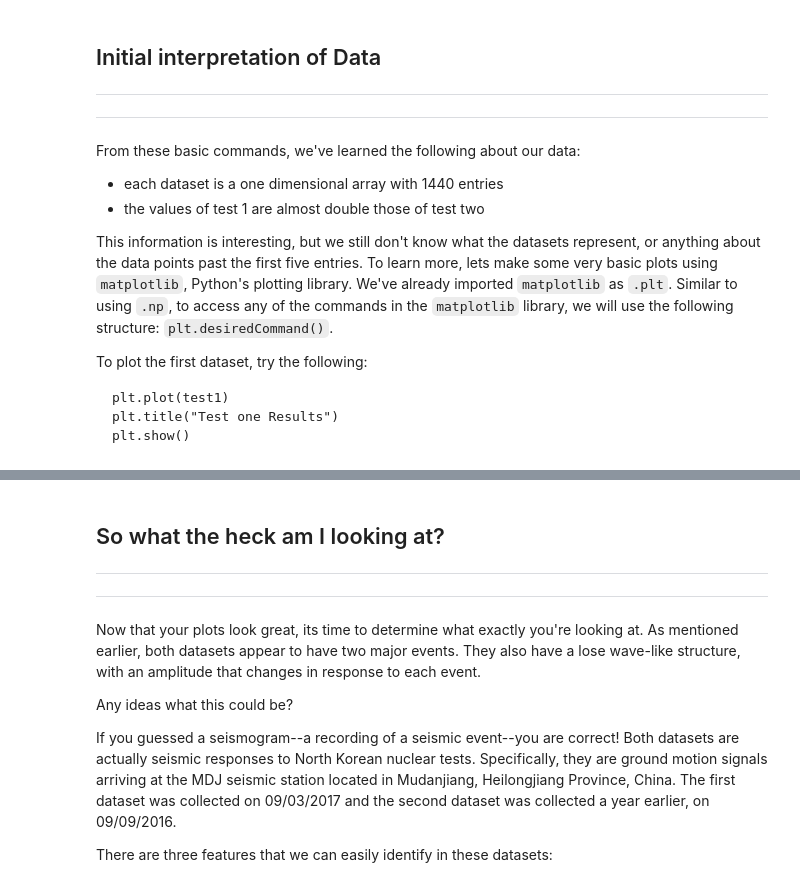
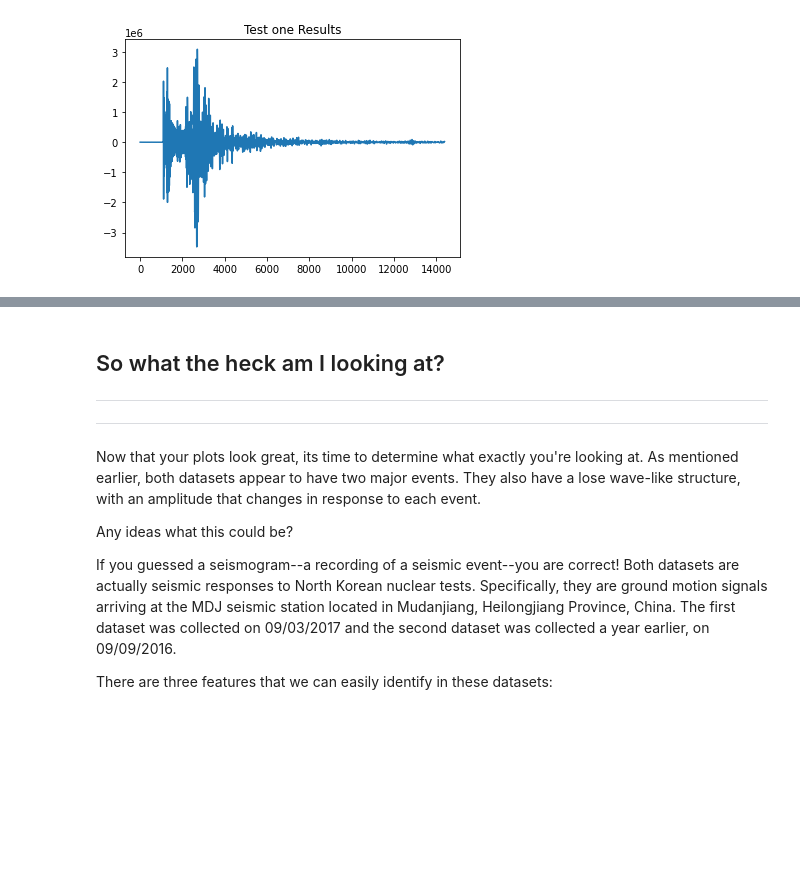
Before and after one commit to envgp/sample_jupyter_notebooks, a Jupyter notebook: Python_NumPy_and_1D_Plots.ipynb, the cells around one changed output, grey strips where cells are left out. Cells and saved outputs as stored; diff of their text form; code cells hidden in the pictures; blank space fills up the shorter version.

Commit message:
Update NumPy and 1D plot notebook

````diff
--- a/Python_NumPy_and_1D_Plots.ipynb
+++ b/Python_NumPy_and_1D_Plots.ipynb
@@ -44,0 +56,11 @@ This tells the computer to print the first five rows of each dataset.
+# %%
+## insert your code here
+test_1 = np.loadtxt('sample_jupyter_notebook_data/PRK_test1.txt')
+test_2 = np.loadtxt('sample_jupyter_notebook_data/PRK_test2.txt')
+
+print("dataset #1")
+for i in range(0,5):
+    print(test_1[i])
+print("dataset #2")
+for i in range(0,5):
+    print(test_2[i])
@@ -45,18 +96,7 @@ This tells the computer to print the first five rows of each dataset.
 # %%
 ## insert your code here
+plt.plot(test_1)
+plt.title("Test one Results")
+plt.show()
+# %% [output]
+[figure, added]
-# %% [markdown]
-## Initial interpretation of Data
-----
-___
-From these basic commands, we've learned the following about our data:
-* each dataset is a one dimensional array with 1440 entries
-*  the values of test 1 are almost double those of test two
-
-This information is interesting, but we still don't know what the datasets represent, or anything about the data points past the first five entries. To learn more, lets make some very basic plots using `matplotlib`, Python's plotting library. We've already imported `matplotlib` as `.plt`. Similar to using `.np`, to access any of the commands in the `matplotlib` library, we will use the following structure: `plt.desiredCommand()`.
-
-To plot the first dataset, try the following:
-```
-plt.plot(test1)
-plt.title("Test one Results")
-plt.show()
-```
````
Also changed, not shown: parts of 44 cells of this notebook.
